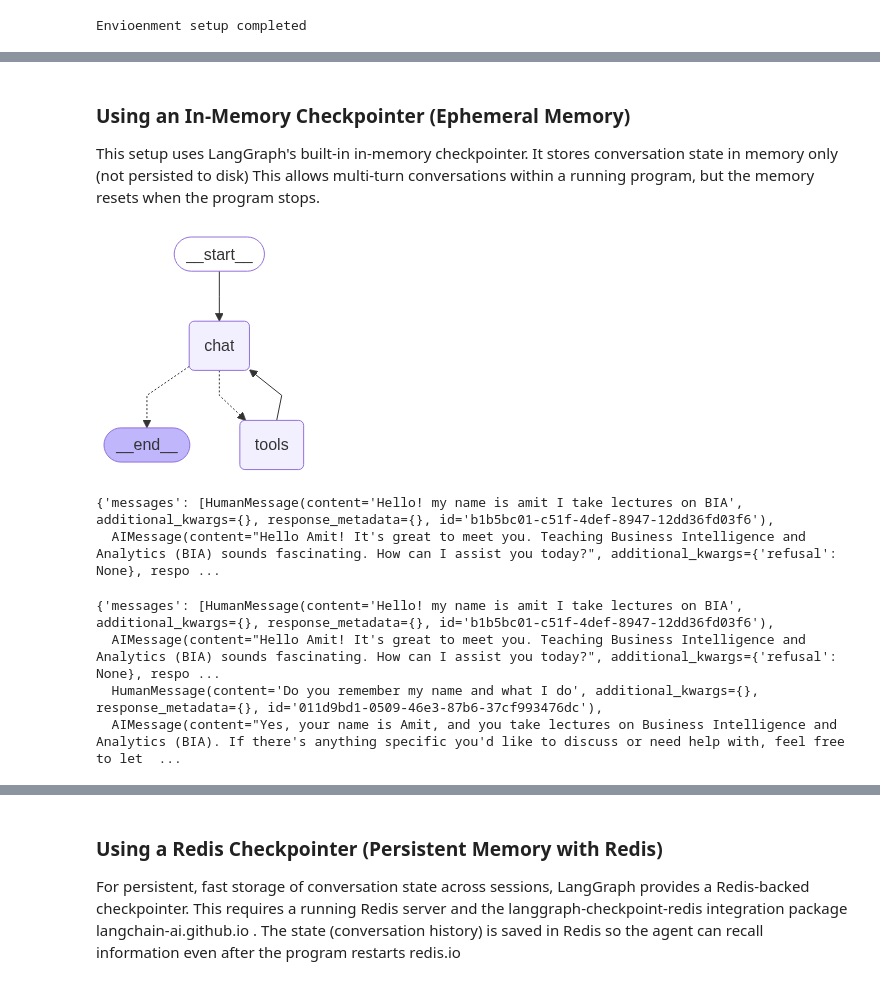
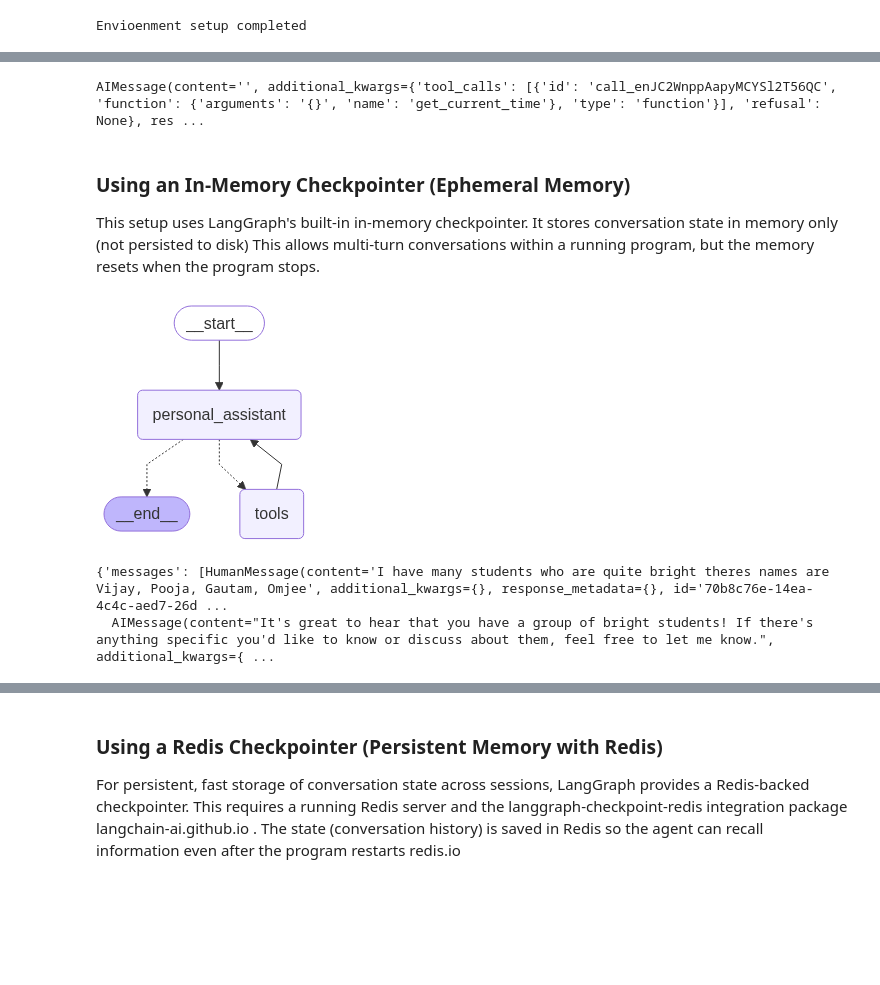
Before and after one commit to amitkumaryada/BIA, a Jupyter notebook: project_refactor/Langgraph/personal_assistant_agent.ipynb, the cells around one changed output, grey strips where cells are left out. Drawn from its saved outputs; the diff is of its cells as text; code cells hidden in the pictures; blank space fills up the shorter version.

```diff
--- a/project_refactor/Langgraph/personal_assistant_agent.ipynb
+++ b/project_refactor/Langgraph/personal_assistant_agent.ipynb
@@ -52,11 +52,13 @@ class State(TypedDict):
     messages: Annotated[list, add_messages]
 # %%
 
-
+%%time
 llm = ChatOpenAI(
     model = "gpt-4o",
-    temperature= 0.0
+    temperature= 1.0,
+    top_p = 0.50
+
 )
 
-llm.invoke("Hi").content
+llm.invoke("what is nasdq index").content
 # %% [output]
@@ -97,6 +101,10 @@ llm_with_tools = llm.bind_tools(tools)
 
 def chatbot(state):
     return {"messages": [llm_with_tools.invoke(state["messages"])]}
+# %%
+llm_with_tools.invoke("what is the current time?")
+# %% [output]
+AIMessage(content='', additional_kwargs={'tool_calls': [{'id': 'call_enJC2WnppAapyMCYSl2T56QC', 'function': {'arguments': '{}', 'name': 'get_current_time'}, 'type': 'function'}], 'refusal': None}, res ...
 # %% [markdown]
 ### Using an In-Memory Checkpointer (Ephemeral Memory)
 
@@ -105,39 +113,35 @@ This allows multi-turn conversations within a running program, but the memory re
 # %%
 
 # Initialize memory checkpoint
 checkpointer = InMemorySaver()
 # memory = MemorySaver(State)
 graph_builder = StateGraph(State)
-graph_builder.add_node("chat", chatbot)
+graph_builder.add_node("personal_assistant", chatbot)
 tools = ToolNode(tools)
 graph_builder.add_node("tools", tools)
-graph_builder.add_edge(START, "chat")
-graph_builder.add_conditional_edges("chat", tools_condition)
-graph_builder.add_edge("tools","chat")
+graph_builder.add_edge(START, "personal_assistant")
+graph_builder.add_conditional_edges("personal_assistant", tools_condition)
+graph_builder.add_edge("tools","personal_assistant")
 graph = graph_builder.compile(checkpointer=checkpointer)
+# graph = graph_builder.compile()
 
 
 
 from IPython.display import Image, display
 
 try:
     display(Image(graph.get_graph().draw_mermaid_png()))
 except Exception:
     # This requires some extra dependencies and is optional
     pass
 # %% [output]
-[figure, old version]
+[figure, new version]
 # %%
 config = {"configurable": {"thread_id": "1"}}
-graph.invoke({"messages":[{"role":'user',"content":"Hello! my name is amit I take lectures on BIA"}]}, config)
+# graph.invoke({"messages":[{"role":'user',"content":"Hello! my name is amit I take lectures on BIA, also I like to Play Badminton"}]}, config)
-# %% [output]
-{'messages': [HumanMessage(content='Hello! my name is amit I take lectures on BIA', additional_kwargs={}, response_metadata={}, id='b1b5bc01-c51f-4def-8947-12dd36fd03f6'),
-  AIMessage(content="Hello Amit! It's great to meet you. Teaching Business Intelligence and Analytics (BIA) sounds fascinating. How can I assist you today?", additional_kwargs={'refusal': None}, respo ...
 # %%
-graph.invoke({"messages":[{"role":"user","content": "Do you remember my name and what I do"}]}, config)
+graph.invoke({"messages":[{"role":"user","content": "I have many students who are quite bright theres names are Vijay, Pooja, Gautam, Omjee"}]}, config)
 # %% [output]
-{'messages': [HumanMessage(content='Hello! my name is amit I take lectures on BIA', additional_kwargs={}, response_metadata={}, id='b1b5bc01-c51f-4def-8947-12dd36fd03f6'),
-  AIMessage(content="Hello Amit! It's great to meet you. Teaching Business Intelligence and Analytics (BIA) sounds fascinating. How can I assist you today?", additional_kwargs={'refusal': None}, respo ...
-  HumanMessage(content='Do you remember my name and what I do', additional_kwargs={}, response_metadata={}, id='011d9bd1-0509-46e3-87b6-37cf993476dc'),
-  AIMessage(content="Yes, your name is Amit, and you take lectures on Business Intelligence and Analytics (BIA). If there's anything specific you'd like to discuss or need help with, feel free to let  ...
+{'messages': [HumanMessage(content='I have many students who are quite bright theres names are Vijay, Pooja, Gautam, Omjee', additional_kwargs={}, response_metadata={}, id='70b8c76e-14ea-4c4c-aed7-26d ...
+  AIMessage(content="It's great to hear that you have a group of bright students! If there's anything specific you'd like to know or discuss about them, feel free to let me know.", additional_kwargs={ ...
 # %%
```
Also changed, not shown: parts of 4 cells of this notebook, 2 other files.
